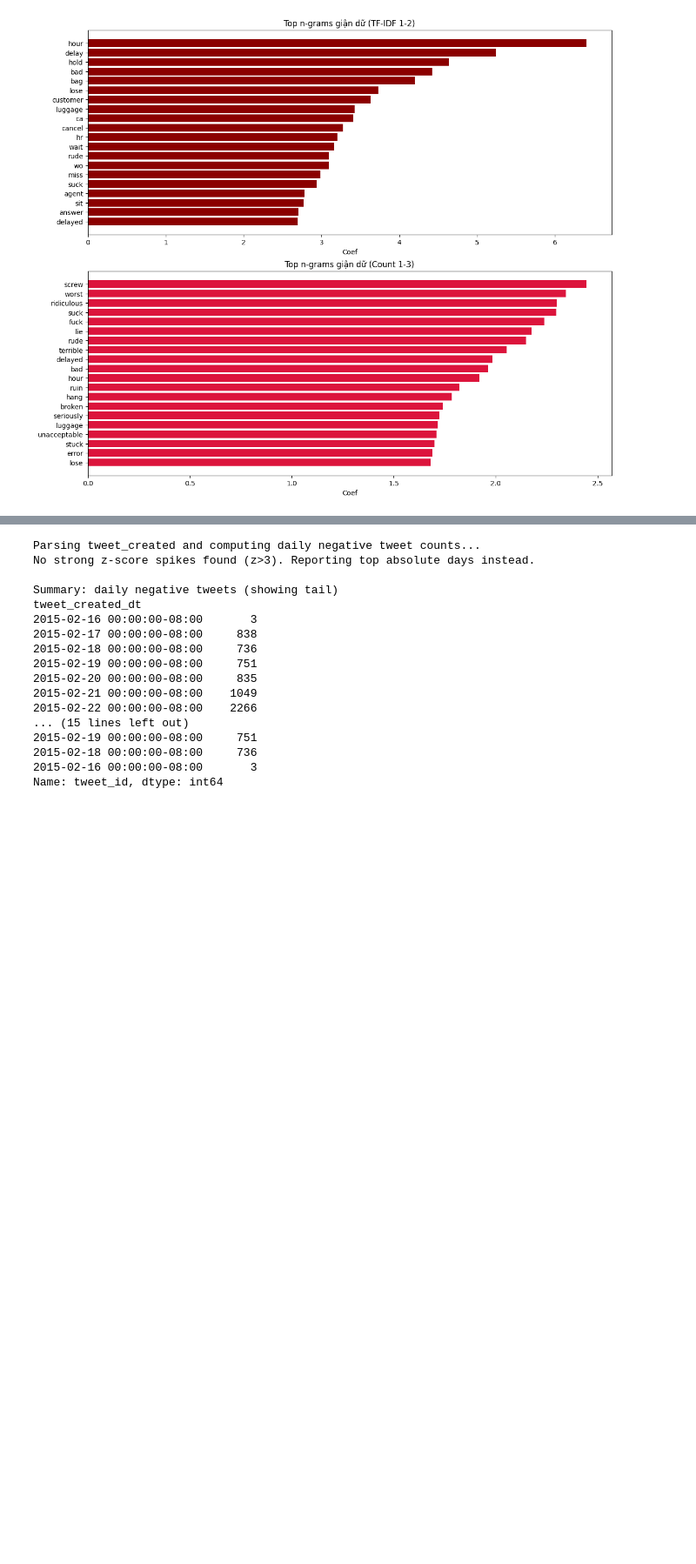
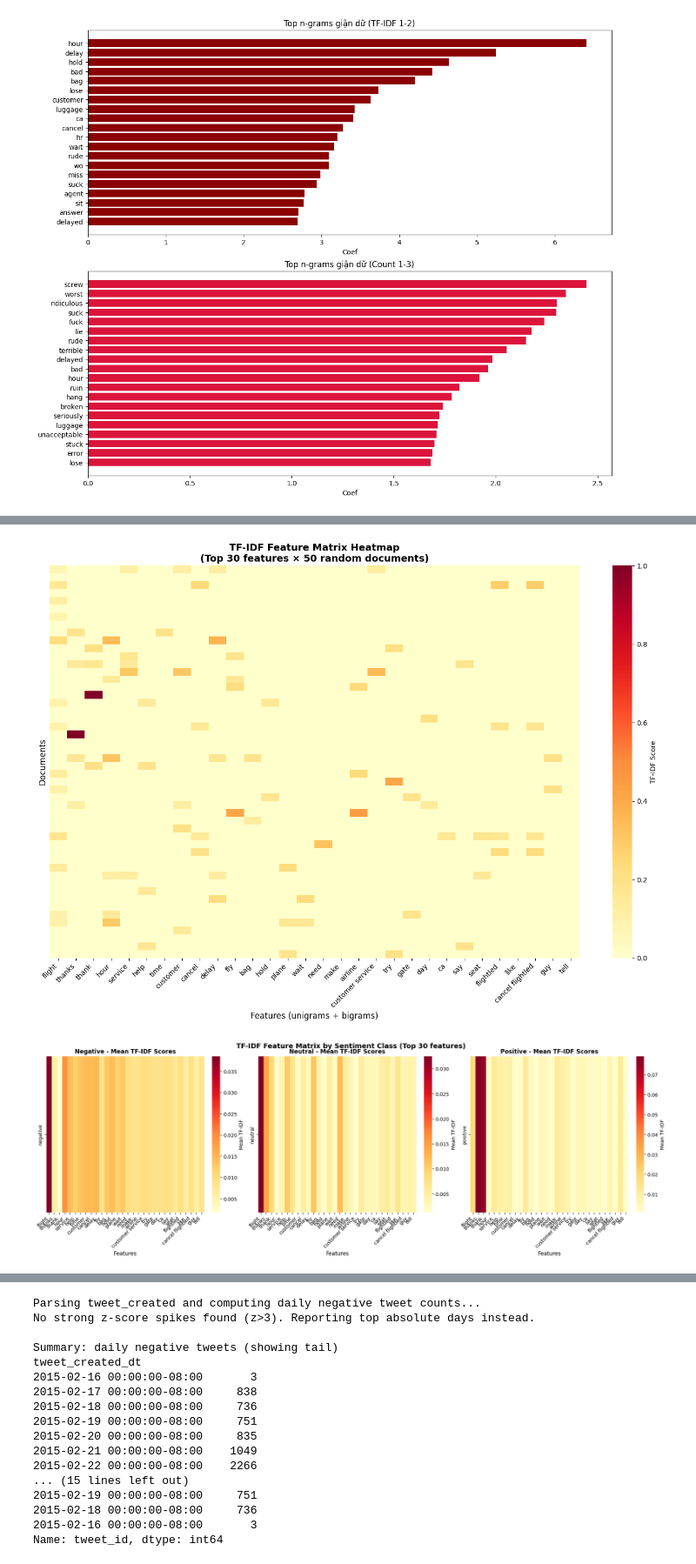
Before and after one commit to beanstalklab/Airline-Sentiment, a Jupyter notebook: insight_analysis.ipynb, the cells around one changed output, grey strips where cells are left out. Shown at 87% size. Saved outputs shown, nothing was run; the diff lists cells and outputs as text; code cells hidden in the pictures; blank space fills up the shorter version.

```diff
--- a/insight_analysis.ipynb
+++ b/insight_analysis.ipynb
@@ -381,3 +486,81 @@ Top n-grams không giận: ['thank', 'awesome', 'best', 'thanks', 'ca wait', 'at
 590         anytime -1.388590
 3211       discount -1.366868
 [figure]
+# %%
+# Visualize TF-IDF Feature Matrix using Heatmap
+print('='*70)
+print('HEATMAP: TOP TF-IDF FEATURES VISUALIZATION')
+print('='*70)
+
+from sklearn.feature_extraction.text import TfidfVectorizer
+
+# Create TfidfVectorizer with ngram_range=(1,2)
+tfidf_vec = TfidfVectorizer(ngram_range=(1,2), max_features=15000, stop_words='english')
+tfidf_matrix = tfidf_vec.fit_transform(X)
+feature_names = tfidf_vec.get_feature_names_out()
+
+print(f'\nTF-IDF Matrix shape: {tfidf_matrix.shape}')
+print(f'Number of features: {len(feature_names)}')
+
+# 1. Top features overall (by mean TF-IDF score)
+tfidf_array = tfidf_matrix.toarray()
+mean_tfidf_scores = tfidf_array.mean(axis=0)
+top_feature_indices = np.argsort(mean_tfidf_scores)[-30:][::-1]  # Top 30 features
+top_features = feature_names[top_feature_indices]
+
+print(f'\nTop 30 features (by mean TF-IDF score):')
+for i, (feat, score) in enumerate(zip(top_features, mean_tfidf_scores[top_feature_indices])):
+    print(f'  {i+1}. {feat}: {score:.4f}')
+
+# 2. Heatmap 1: Top features across random sample of documents
+sample_size = 50
+sample_indices = np.random.choice(tfidf_array.shape[0], sample_size, replace=False)
+heatmap_data = tfidf_array[sample_indices, :][:, top_feature_indices]
+
+fig, ax = plt.subplots(figsize=(14, 10))
+sns.heatmap(heatmap_data, xticklabels=top_features, yticklabels=False,
+            cmap='YlOrRd', ax=ax, cbar_kws={'label': 'TF-IDF Score'})
+ax.set_title(f'TF-IDF Feature Matrix Heatmap\n(Top 30 features × {sample_size} random documents)',
+             fontsize=14, fontweight='bold')
+ax.set_xlabel('Features (unigrams + bigrams)', fontsize=12)
+ax.set_ylabel('Documents', fontsize=12)
+plt.xticks(rotation=45, ha='right')
+plt.tight_layout()
+plt.show()
+
+# 3. Heatmap 2: Top features by sentiment class
+fig, axes = plt.subplots(1, 3, figsize=(18, 6), constrained_layout=True)
+
+sentiments = ['negative', 'neutral', 'positive']
+sentiment_colors = ['#d62728', '#ff7f0e', '#2ca02c']
+
+for idx, (sentiment, color) in enumerate(zip(sentiments, sentiment_colors)):
+    sentiment_mask = (df['airline_sentiment'] == sentiment).values
+    sentiment_tfidf = tfidf_array[sentiment_mask, :][:, top_feature_indices]
+
+    # Stack all sentiment documents into one row (mean values)
+    mean_sentiment_tfidf = sentiment_tfidf.mean(axis=0).reshape(1, -1)
+
+    sns.heatmap(mean_sentiment_tfidf, xticklabels=top_features, yticklabels=[sentiment],
+                cmap='YlOrRd', ax=axes[idx], cbar_kws={'label': 'Mean TF-IDF'})
+    axes[idx].set_title(f'{sentiment.capitalize()} - Mean TF-IDF Scores', fontweight='bold')
+    axes[idx].set_xlabel('Features', fontsize=11)
+    plt.setp(axes[idx].get_xticklabels(), rotation=45, ha='right')
+
+plt.suptitle('TF-IDF Feature Matrix by Sentiment Class (Top 30 features)',
+             fontsize=14, fontweight='bold', y=1.02)
+plt.show()
+
+# 4. Bar chart: Top features overall
+fig, ax = plt.subplots(figsize=(12, 8))
+top_20_indices = np.argsort(mean_tfidf_scores)[-20:][::-1]
+ax.barh(feature_names[top_20_indices][::-1], mean_tfidf_scores[top_20_indices][::-1],
+        color='steelblue', edgecolor='black')
+ax.set_xlabel('Mean TF-IDF Score', fontsize=12)
+ax.set_title('Top 20 Features by Mean TF-IDF Score', fontsize=14, fontweight='bold')
+ax.grid(axis='x', alpha=0.3)
+plt.tight_layout()
+plt.show()
+
+print('\n' + '='*70)
+# %% [output]
@@ -383,0 +584,2 @@ Top n-grams không giận: ['thank', 'awesome', 'best', 'thanks', 'ca wait', 'at
+[figure, added]
+[figure, added]
```
Also changed, not shown: parts of 5 cells of this notebook, 1 other file.
